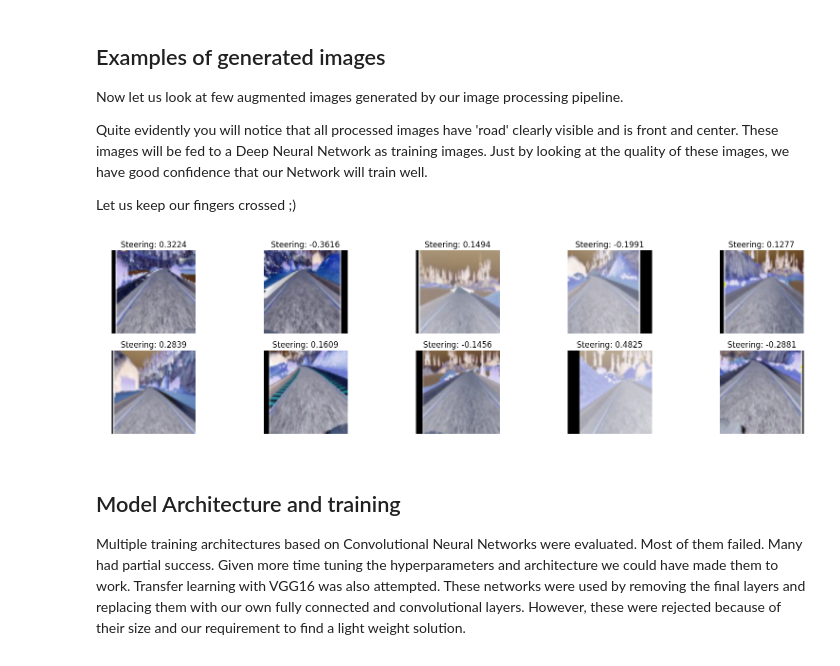
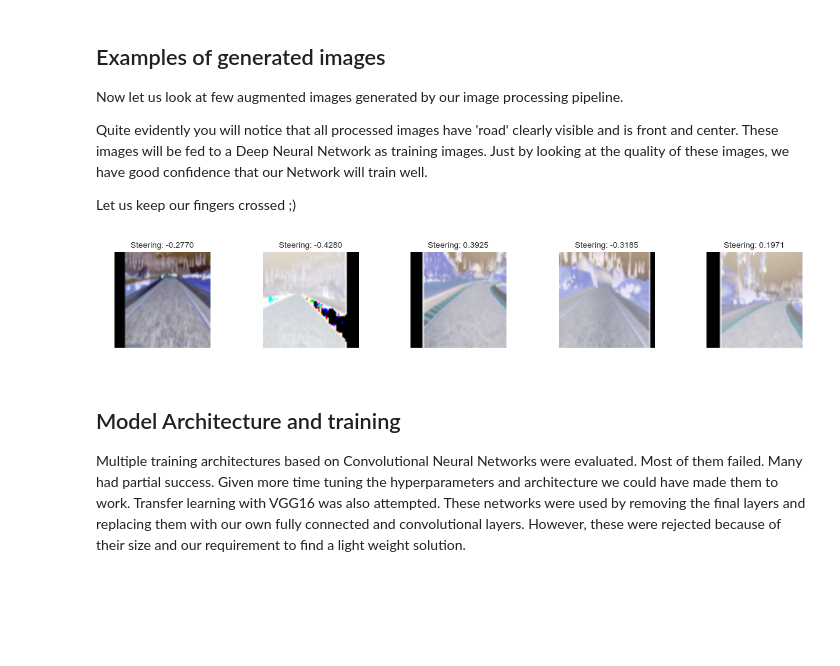
Before and after one commit to eliekawerk/udacity, a Jupyter notebook: Self-Driving Car Engineer Nanodegree/BehavioralCloning-P3/model.ipynb, the cells around one changed output. Saved outputs shown, nothing was run; the diff lists cells and outputs as text; code cells hidden in the pictures; blank space fills up the shorter version.

```diff
--- a/Self-Driving Car Engineer Nanodegree/BehavioralCloning-P3/model.ipynb
+++ b/Self-Driving Car Engineer Nanodegree/BehavioralCloning-P3/model.ipynb
@@ -32,6 +32,7 @@ import random
 import cv2
 import math
 import json
+import seaborn as sns
 
 import keras
 from keras.preprocessing.image import *
@@ -47,3 +48,9 @@ from IPython.display import display # Allows the use of display() for DataFrames
 
 # Visualizations will be shown in the notebook.
 %matplotlib inline
+
+# init seaborn
+paper_rc = {'lines.linewidth': 1, 'lines.markersize': 1}
+sns.set_context("paper", font_scale=1.0, rc = paper_rc)
+sns.set_style(style='white')
+husl_color = sns.color_palette("husl", n_colors=100, desat=0.75)
@@ -422,18 +427,18 @@ Quite evidently you will notice that all processed images have 'road' clearly vi
 
 Let us keep our fingers crossed ;)
 # %%
-iterator = generate_batch_data(X_train, batch_size=10)
+iterator = generate_batch_data(X_train, batch_size=5)
 sample_images, sample_steerings = iterator.__next__()
 
-plt.subplots(figsize=(20, 5))
+plt.subplots(figsize=(15, 2))
 for i, img in enumerate(sample_images):
-    plt.subplot(2, 5, i+1)
+    plt.subplot(1, 5, i+1)
     plt.axis('off')
     plt.title("Steering: {:.4f}".format(sample_steerings[i]))
     plt.imshow(img)
 plt.show()
 # %% [output]
-[figure, old version]
+[figure, new version]
 # %% [markdown]
 ## Model Architecture and training
 
```
Also changed, not shown: parts of 4 cells of this notebook, 4 other files.
